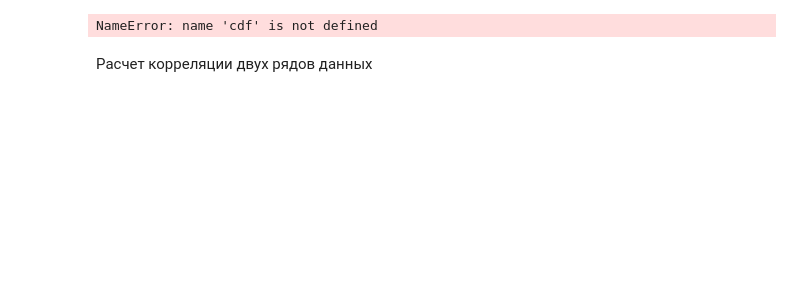
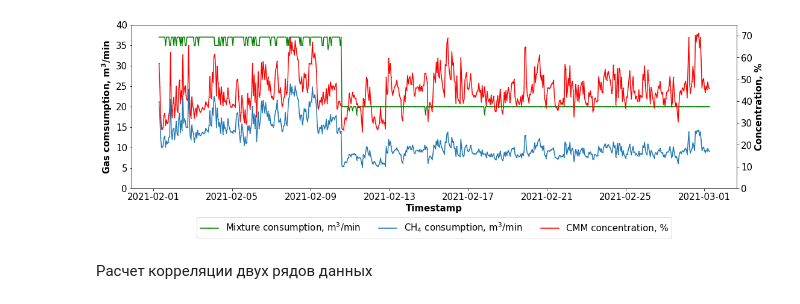
Before and after one commit to Randyrofed/CMM, a Jupyter notebook: CMM_Analysis.ipynb, the cells around one changed output. Saved outputs shown, nothing was run; the diff lists cells and outputs as text; code cells hidden in the pictures; blank space fills up the shorter version.

```diff
--- a/CMM_Analysis.ipynb
+++ b/CMM_Analysis.ipynb
@@ -13,3 +14,13 @@ df = pd.read_excel('DATA/180 (в купол обрушения).xlsx', sheet_nam
 cdf = pd.concat(df,axis=0, join="inner", ignore_index=True, keys=None, levels=None, names=None, verify_integrity=False, copy=True)
 # %%
 cdf.to_csv('DATA_EXPORT/cdf.csv', index = False)
+# %%
+start_date='2021-02-01 07:00:00'
+end_date='2021-03-01 06:00:00'
+start_date = datetime.strptime(start_date, '%Y-%m-%d %H:%M:%S')
+end_date = datetime.strptime(end_date, '%Y-%m-%d %H:%M:%S')
+timestamp=[]
+timestamp=pd.DataFrame(pd.date_range(start=start_date, end=end_date, freq='H'), columns=['timestamp'])
+print(timestamp)
+cdf['timestamp']=timestamp
+cdf.set_index('timestamp', inplace=True)
@@ -22,10 +67,27 @@ cdf.head(26)
 #plt.ylim(0, 100)
 #plt.plot(cdf)
 #plt.show()
-# %%
-cdf.plot(figsize=(18, 5));
-# %% [output]
-NameError: name 'cdf' is not defined
+# %%
+start, end = '2021-02-01 07:00:00', '2021-03-01 06:00:00'
+fig, ax = plt.subplots(figsize=(18, 5))
+ax2 = ax.twinx()
+ax.plot(cdf.loc[start:end, 'Mixture consumption, m3 / min'],
+marker='.', linestyle='-', linewidth=1.5, markersize=1, label='Mixture consumption, $\mathregular{m^3}$/min', color='green')
+ax.plot(cdf.loc[start:end, 'CH4 consumption, m3 / min'],
+marker='.', linestyle='-', linewidth=1.5, markersize=1, label='$\mathregular{CH_4}$ consumption, $\mathregular{m^3}$/min')
+ax2.plot(cdf.loc[start:end, 'CMM concentration'],
+marker='.', linestyle='-', linewidth=1.5, markersize=1, color='red', label='CMM concentration, %')
+h1, l1 = ax.get_legend_handles_labels()
+h2, l2 = ax2.get_legend_handles_labels()
+ax.set_xlabel('Timestamp', loc='center', fontweight='bold')
+ax.set_ylabel('Gas comsumption, $\mathregular{m^3}$/min', fontweight='bold')
+ax2.set_ylabel('Concentration, %', fontweight='bold')
+ax.legend(h1+h2, l1+l2, loc='upper center', bbox_to_anchor=(0.5, -0.15), ncol=3)
+ax2.set_ylim([0, 75])
+ax.set_ylim([0, 40])
+plt.rcParams.update({'font.size': 15})
+# %% [output]
+[figure, added]
 # %% [markdown]
 Расчет корреляции двух рядов данных
 # %%
```
Also changed, not shown: parts of 3 cells of this notebook, 1 other file.
